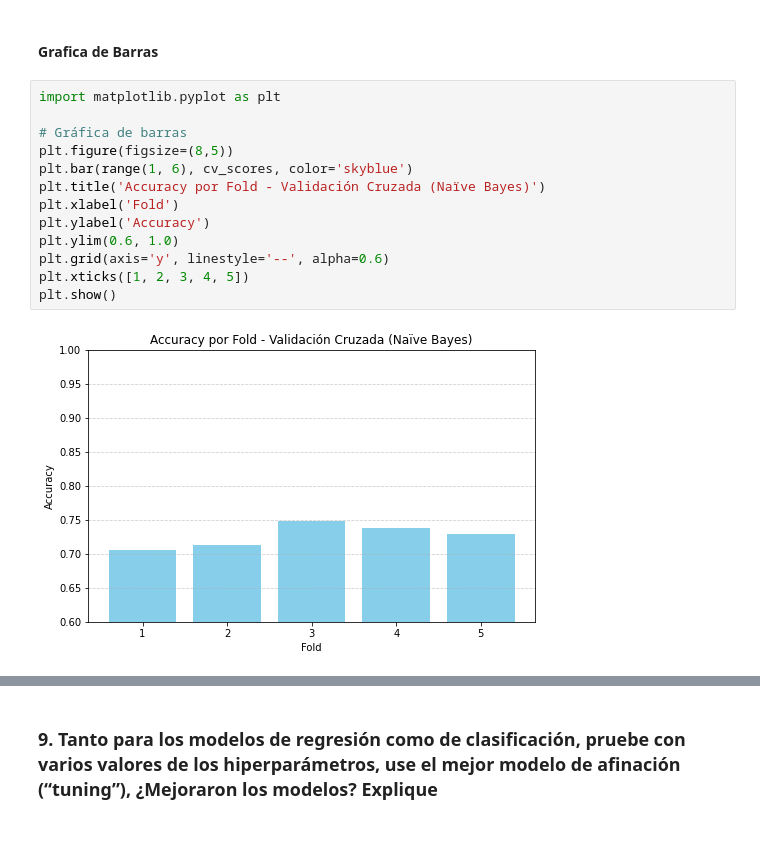
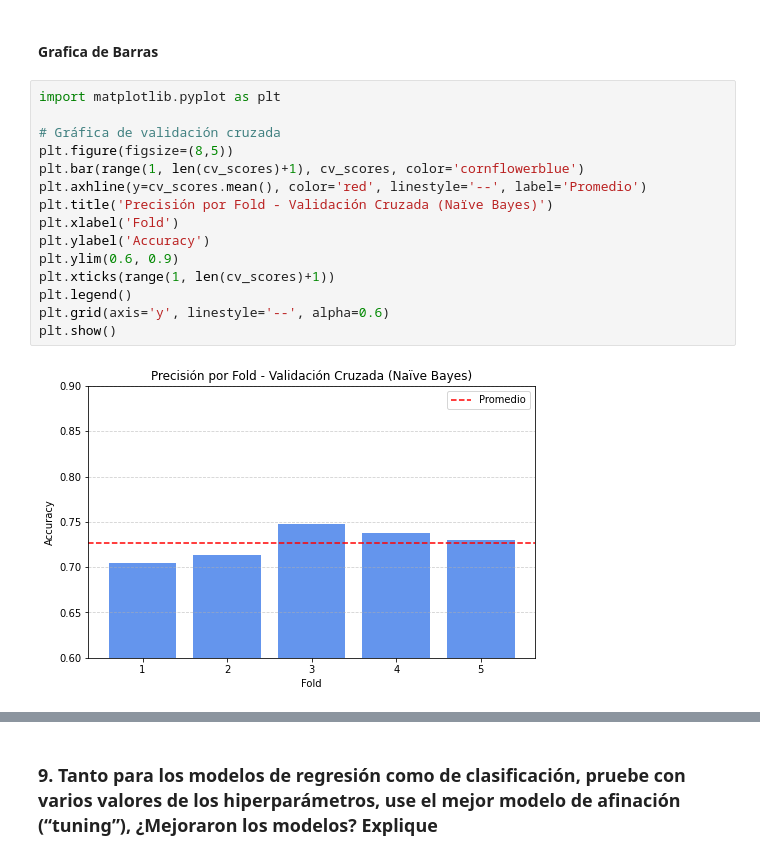
Before and after one commit to Riv2oo4/Proyecto1_MD, a Jupyter notebook: proyecto1.ipynb, the cells around one changed output, grey strips where cells are left out. Cells and saved outputs as stored; diff of their text form.

```diff
--- a/proyecto1.ipynb
+++ b/proyecto1.ipynb
@@ -1696,15 +1696,17 @@ El modelo sin validación cruzada tuvo mejor precisión en el conjunto de prueba
 # %%
 import matplotlib.pyplot as plt
 
-# Gráfica de barras
+# Gráfica de validación cruzada
 plt.figure(figsize=(8,5))
-plt.bar(range(1, 6), cv_scores, color='skyblue')
-plt.title('Accuracy por Fold - Validación Cruzada (Naïve Bayes)')
+plt.bar(range(1, len(cv_scores)+1), cv_scores, color='cornflowerblue')
+plt.axhline(y=cv_scores.mean(), color='red', linestyle='--', label='Promedio')
+plt.title('Precisión por Fold - Validación Cruzada (Naïve Bayes)')
 plt.xlabel('Fold')
 plt.ylabel('Accuracy')
-plt.ylim(0.6, 1.0)
+plt.ylim(0.6, 0.9)
+plt.xticks(range(1, len(cv_scores)+1))
+plt.legend()
 plt.grid(axis='y', linestyle='--', alpha=0.6)
-plt.xticks([1, 2, 3, 4, 5])
 plt.show()
 # %% [output]
-[figure, old version]
+[figure, new version]
```
Also changed, not shown: parts of 1 cell of this notebook.
